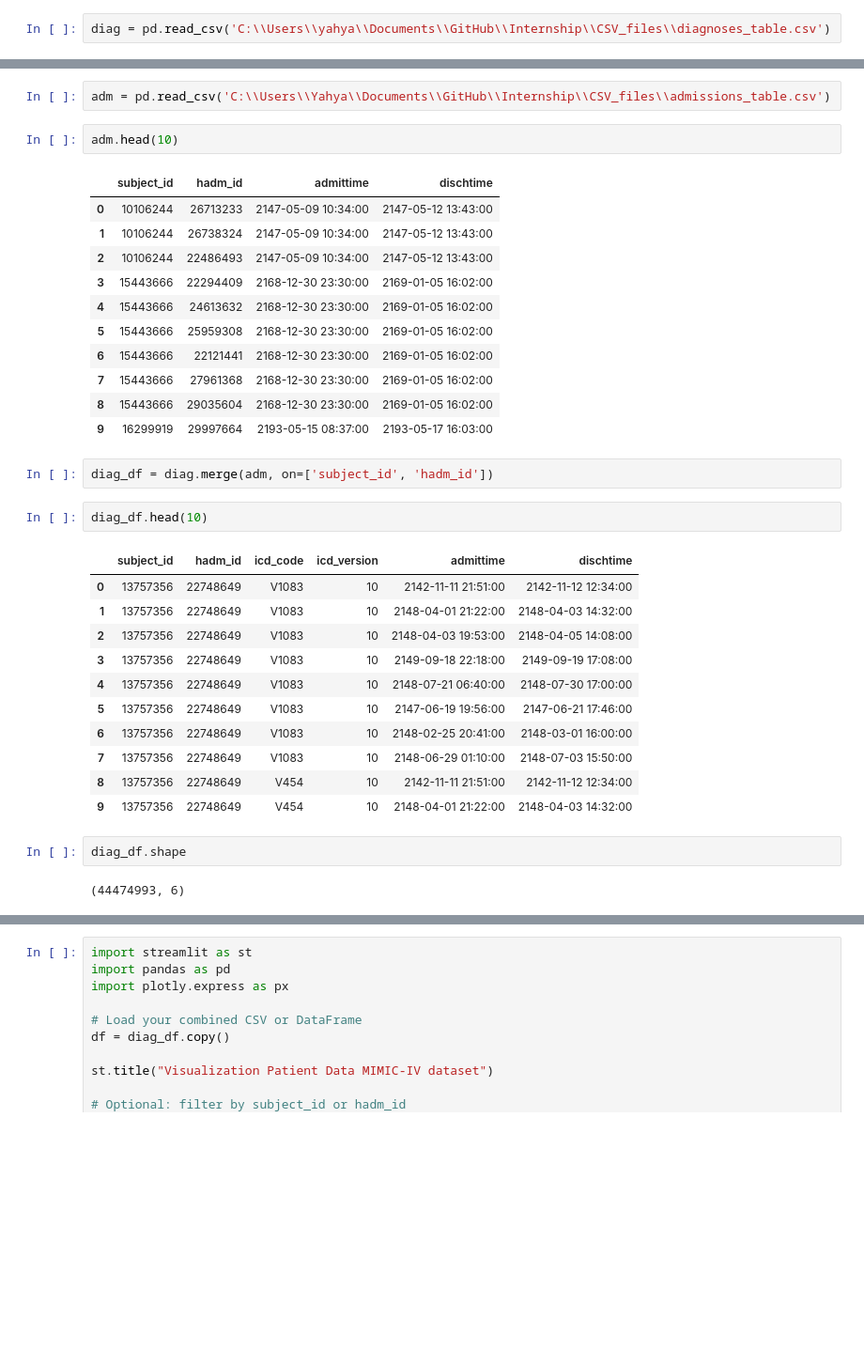
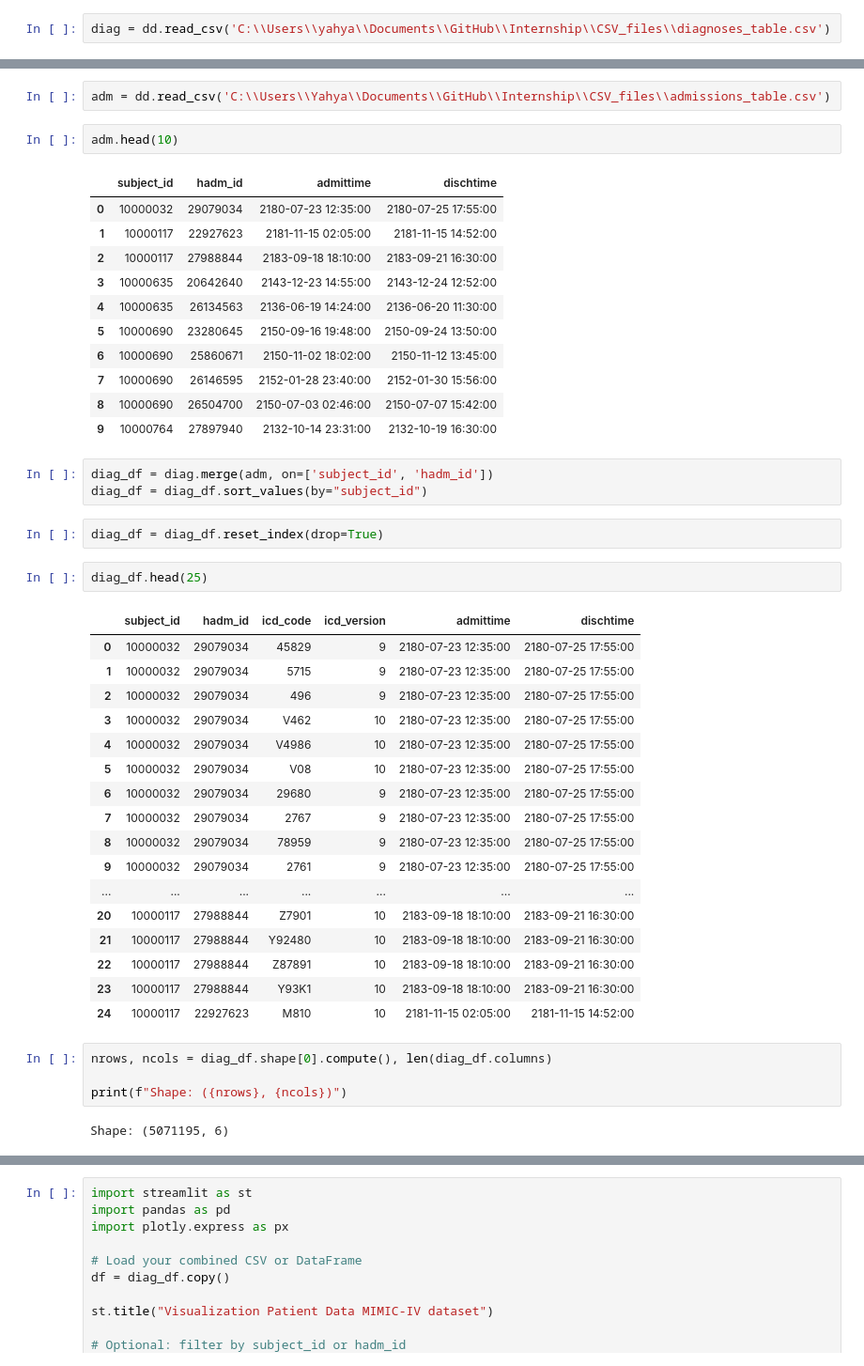
Before and after one commit to yloughribi/Internship, a Jupyter notebook: Python_script.ipynb, the cells around one changed output, grey strips where cells are left out. Shown: that part at 94% size. Drawn from its saved outputs; the diff is of its cells as text; blank space fills up the shorter version.

```diff
--- a/Python_script.ipynb
+++ b/Python_script.ipynb
@@ -5,5 +6,5 @@ import seaborn as sb
 # %%
-diag = pd.read_csv('C:\\Users\\yahya\\Documents\\GitHub\\Internship\\CSV_files\\diagnoses_table.csv')
+diag = dd.read_csv('C:\\Users\\yahya\\Documents\\GitHub\\Internship\\CSV_files\\diagnoses_table.csv')
 # %%
 def detect_icd_version(code):
     code = str(code).strip().upper()
@@ -28,39 +34,50 @@ diag.head(10)
 # %%
-adm = pd.read_csv('C:\\Users\\Yahya\\Documents\\GitHub\\Internship\\CSV_files\\admissions_table.csv')
+adm = dd.read_csv('C:\\Users\\Yahya\\Documents\\GitHub\\Internship\\CSV_files\\admissions_table.csv')
 # %%
 adm.head(10)
 # %% [output]
 |  | subject_id | hadm_id | admittime | dischtime |
-| 0 | 10106244 | 26713233 | 2147-05-09 10:34:00 | 2147-05-12 13:43:00 |
-| 1 | 10106244 | 26738324 | 2147-05-09 10:34:00 | 2147-05-12 13:43:00 |
-| 2 | 10106244 | 22486493 | 2147-05-09 10:34:00 | 2147-05-12 13:43:00 |
-| 3 | 15443666 | 22294409 | 2168-12-30 23:30:00 | 2169-01-05 16:02:00 |
-| 4 | 15443666 | 24613632 | 2168-12-30 23:30:00 | 2169-01-05 16:02:00 |
-| 5 | 15443666 | 25959308 | 2168-12-30 23:30:00 | 2169-01-05 16:02:00 |
-| 6 | 15443666 | 22121441 | 2168-12-30 23:30:00 | 2169-01-05 16:02:00 |
-| 7 | 15443666 | 27961368 | 2168-12-30 23:30:00 | 2169-01-05 16:02:00 |
-| 8 | 15443666 | 29035604 | 2168-12-30 23:30:00 | 2169-01-05 16:02:00 |
-| 9 | 16299919 | 29997664 | 2193-05-15 08:37:00 | 2193-05-17 16:03:00 |
+| 0 | 10000032 | 29079034 | 2180-07-23 12:35:00 | 2180-07-25 17:55:00 |
+| 1 | 10000117 | 22927623 | 2181-11-15 02:05:00 | 2181-11-15 14:52:00 |
+| 2 | 10000117 | 27988844 | 2183-09-18 18:10:00 | 2183-09-21 16:30:00 |
+| 3 | 10000635 | 20642640 | 2143-12-23 14:55:00 | 2143-12-24 12:52:00 |
+| 4 | 10000635 | 26134563 | 2136-06-19 14:24:00 | 2136-06-20 11:30:00 |
+| 5 | 10000690 | 23280645 | 2150-09-16 19:48:00 | 2150-09-24 13:50:00 |
+| 6 | 10000690 | 25860671 | 2150-11-02 18:02:00 | 2150-11-12 13:45:00 |
+| 7 | 10000690 | 26146595 | 2152-01-28 23:40:00 | 2152-01-30 15:56:00 |
+| 8 | 10000690 | 26504700 | 2150-07-03 02:46:00 | 2150-07-07 15:42:00 |
+| 9 | 10000764 | 27897940 | 2132-10-14 23:31:00 | 2132-10-19 16:30:00 |
 # %%
 diag_df = diag.merge(adm, on=['subject_id', 'hadm_id'])
+diag_df = diag_df.sort_values(by="subject_id")
+# %%
+diag_df = diag_df.reset_index(drop=True)
 # %%
-diag_df.head(10)
+diag_df.head(25)
 # %% [output]
 |  | subject_id | hadm_id | icd_code | icd_version | admittime | dischtime |
-| 0 | 13757356 | 22748649 | V1083 | 10 | 2142-11-11 21:51:00 | 2142-11-12 12:34:00 |
-| 1 | 13757356 | 22748649 | V1083 | 10 | 2148-04-01 21:22:00 | 2148-04-03 14:32:00 |
-| 2 | 13757356 | 22748649 | V1083 | 10 | 2148-04-03 19:53:00 | 2148-04-05 14:08:00 |
-| 3 | 13757356 | 22748649 | V1083 | 10 | 2149-09-18 22:18:00 | 2149-09-19 17:08:00 |
-| 4 | 13757356 | 22748649 | V1083 | 10 | 2148-07-21 06:40:00 | 2148-07-30 17:00:00 |
-| 5 | 13757356 | 22748649 | V1083 | 10 | 2147-06-19 19:56:00 | 2147-06-21 17:46:00 |
-| 6 | 13757356 | 22748649 | V1083 | 10 | 2148-02-25 20:41:00 | 2148-03-01 16:00:00 |
-| 7 | 13757356 | 22748649 | V1083 | 10 | 2148-06-29 01:10:00 | 2148-07-03 15:50:00 |
-| 8 | 13757356 | 22748649 | V454 | 10 | 2142-11-11 21:51:00 | 2142-11-12 12:34:00 |
-| 9 | 13757356 | 22748649 | V454 | 10 | 2148-04-01 21:22:00 | 2148-04-03 14:32:00 |
+| 0 | 10000032 | 29079034 | 45829 | 9 | 2180-07-23 12:35:00 | 2180-07-25 17:55:00 |
+| 1 | 10000032 | 29079034 | 5715 | 9 | 2180-07-23 12:35:00 | 2180-07-25 17:55:00 |
+| 2 | 10000032 | 29079034 | 496 | 9 | 2180-07-23 12:35:00 | 2180-07-25 17:55:00 |
+| 3 | 10000032 | 29079034 | V462 | 10 | 2180-07-23 12:35:00 | 2180-07-25 17:55:00 |
+| 4 | 10000032 | 29079034 | V4986 | 10 | 2180-07-23 12:35:00 | 2180-07-25 17:55:00 |
+| 5 | 10000032 | 29079034 | V08 | 10 | 2180-07-23 12:35:00 | 2180-07-25 17:55:00 |
+| 6 | 10000032 | 29079034 | 29680 | 9 | 2180-07-23 12:35:00 | 2180-07-25 17:55:00 |
+| 7 | 10000032 | 29079034 | 2767 | 9 | 2180-07-23 12:35:00 | 2180-07-25 17:55:00 |
+| 8 | 10000032 | 29079034 | 78959 | 9 | 2180-07-23 12:35:00 | 2180-07-25 17:55:00 |
+| 9 | 10000032 | 29079034 | 2761 | 9 | 2180-07-23 12:35:00 | 2180-07-25 17:55:00 |
+| ... | ... | ... | ... | ... | ... | ... |
+| 20 | 10000117 | 27988844 | Z7901 | 10 | 2183-09-18 18:10:00 | 2183-09-21 16:30:00 |
+| 21 | 10000117 | 27988844 | Y92480 | 10 | 2183-09-18 18:10:00 | 2183-09-21 16:30:00 |
+| 22 | 10000117 | 27988844 | Z87891 | 10 | 2183-09-18 18:10:00 | 2183-09-21 16:30:00 |
+| 23 | 10000117 | 27988844 | Y93K1 | 10 | 2183-09-18 18:10:00 | 2183-09-21 16:30:00 |
+| 24 | 10000117 | 22927623 | M810 | 10 | 2181-11-15 02:05:00 | 2181-11-15 14:52:00 |
-# %%
-diag_df.shape
-# %% [output]
-(44474993, 6)
+# %%
+nrows, ncols = diag_df.shape[0].compute(), len(diag_df.columns)
+
+print(f"Shape: ({nrows}, {ncols})")
+# %% [output]
+Shape: (5071195, 6)
 # %%
 import plotly.express as px
 import streamlit as st
```
Also changed, not shown: parts of 5 cells of this notebook, 2 other files.
